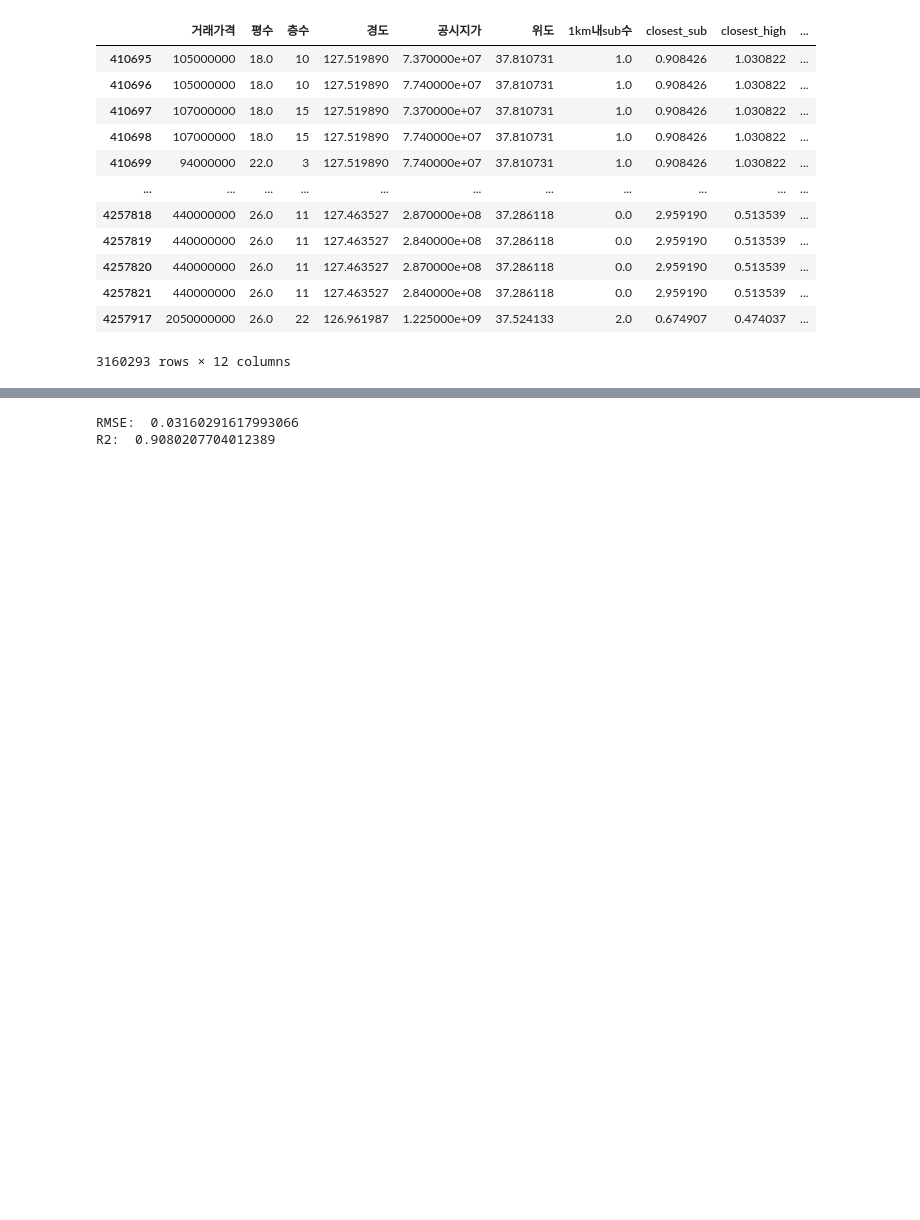
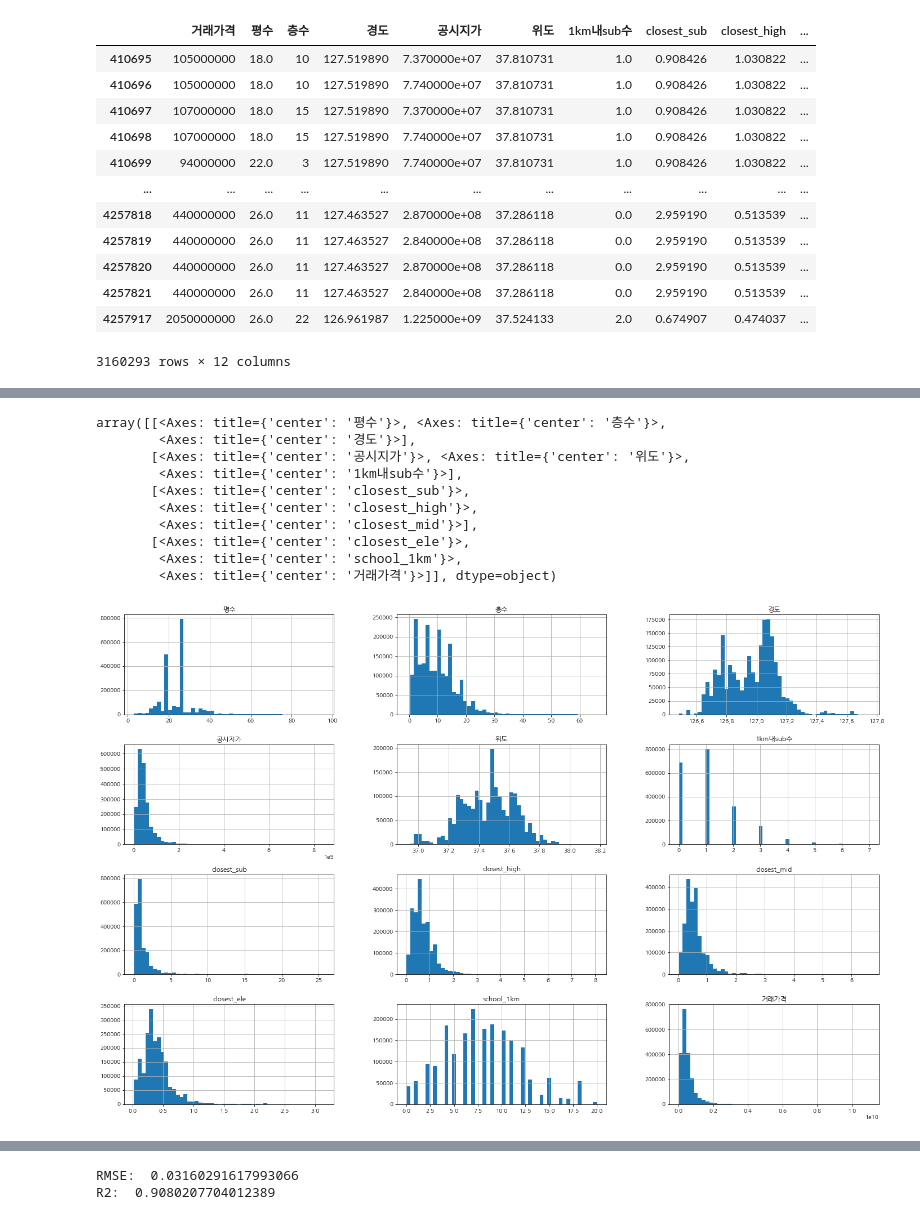
Before and after one commit to jiboo01/Real-Estate-Data-Analysis, a Jupyter notebook: 수도권 실거래가 예측 모델_수정.ipynb, the cells around one changed output, grey strips where cells are left out. Cells and saved outputs as stored; diff of their text form; code cells hidden in the pictures; blank space fills up the shorter version.

```diff
--- a/수도권 실거래가 예측 모델_수정.ipynb
+++ b/수도권 실거래가 예측 모델_수정.ipynb
@@ -1494,6 +1110,0 @@ plt.rc('font', family='NanumGothic')
-# %%
-plt.figure(figsize=(10, 8))
-plt.title("수도권 실거래가 상관관계", y = 1.05, size = 15)
-plt.rc('font', family='NanumGothic')
-plt.rc('axes', unicode_minus=False)
-sns.heatmap(scaled_features_df.corr(),annot=True,square=True,fmt='.2f',linewidths=5,cmap='Reds')
@@ -1594,0 +1132,4 @@ print(tree_mae)
+# %%
+x_train, x_valid, y_train, y_valid = train_test_split(X_train, y_train, test_size=0.2, random_state=1)
+# %%
+train_data = x_train.join(y_train)
@@ -1594,0 +1152,14 @@ print(tree_mae)
+# %%
+train_data.hist(bins=50, figsize=(24,16))
+# %% [output]
+array([[<Axes: title={'center': '평수'}>, <Axes: title={'center': '층수'}>,
+        <Axes: title={'center': '경도'}>],
+       [<Axes: title={'center': '공시지가'}>, <Axes: title={'center': '위도'}>,
+        <Axes: title={'center': '1km내sub수'}>],
+       [<Axes: title={'center': 'closest_sub'}>,
+        <Axes: title={'center': 'closest_high'}>,
+        <Axes: title={'center': 'closest_mid'}>],
+       [<Axes: title={'center': 'closest_ele'}>,
+        <Axes: title={'center': 'school_1km'}>,
+        <Axes: title={'center': '거래가격'}>]], dtype=object)
+[figure, added]
```
Also changed, not shown: parts of 83 cells of this notebook.
